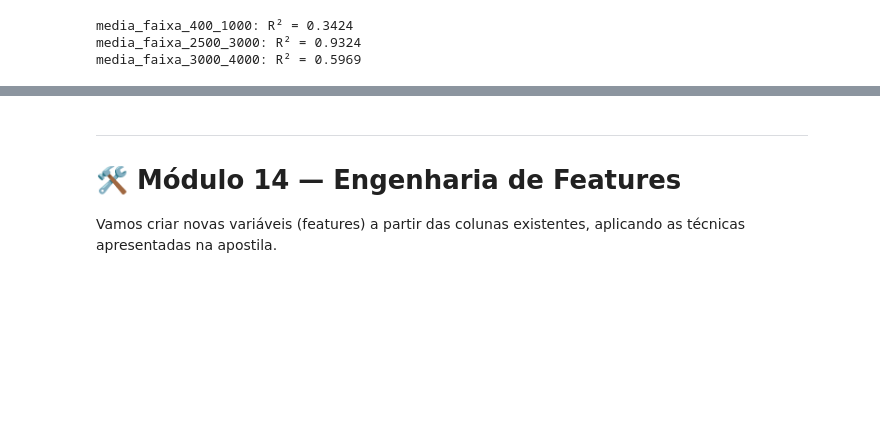
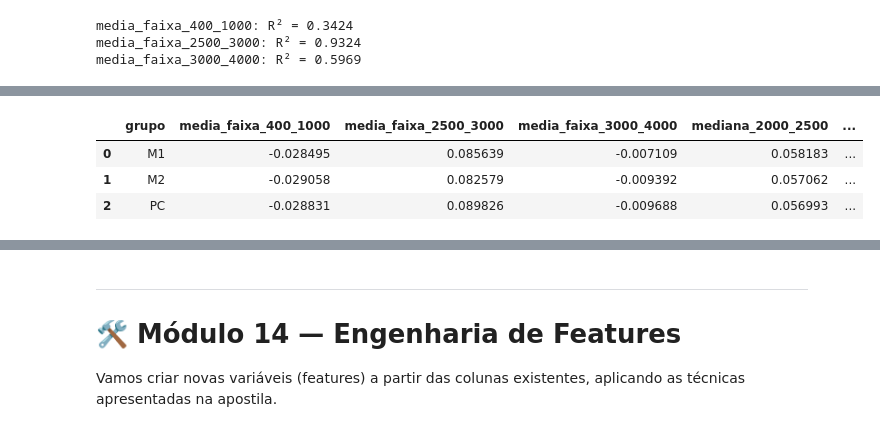
Before and after one commit to Juan-Vyctor/IA, a Jupyter notebook: atividade1/analise_espectros.ipynb, the cells around one changed output, grey strips where cells are left out. Cells and saved outputs as stored; diff of their text form; code cells hidden in the pictures; blank space fills up the shorter version.

```diff
--- a/atividade1/analise_espectros.ipynb
+++ b/atividade1/analise_espectros.ipynb
@@ -1234 +1287,10 @@ Já construído no Módulo 12 (12.1 e 12.5) — reforça como o heatmap é a fer
+# %%
+campos = ["media_faixa_400_1000", "media_faixa_2500_3000", "media_faixa_3000_4000", "mediana_2000_2500", "amplitude", "desvio_padrao"]
+resumo_grupo = resumo.groupby("grupo")[campos].median(numeric_only=True).reset_index()
+resumo_grupo
+# %% [output]
+|  | grupo | media_faixa_400_1000 | media_faixa_2500_3000 | media_faixa_3000_4000 | mediana_2000_2500 | ... |
+| 0 | M1 | -0.028495 | 0.085639 | -0.007109 | 0.058183 | ... |
+| 1 | M2 | -0.029058 | 0.082579 | -0.009392 | 0.057062 | ... |
+| 2 | PC | -0.028831 | 0.089826 | -0.009688 | 0.056993 | ... |
 # %% [markdown]
```
Also changed, not shown: parts of 11 cells of this notebook.
